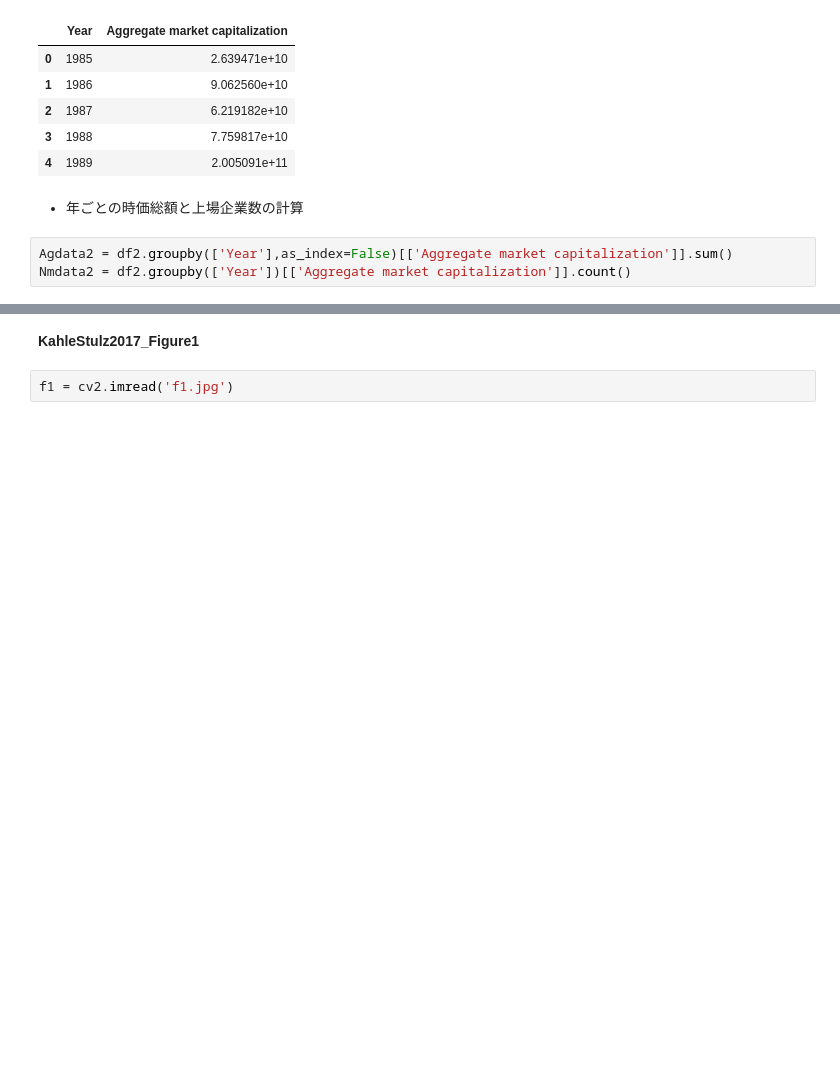
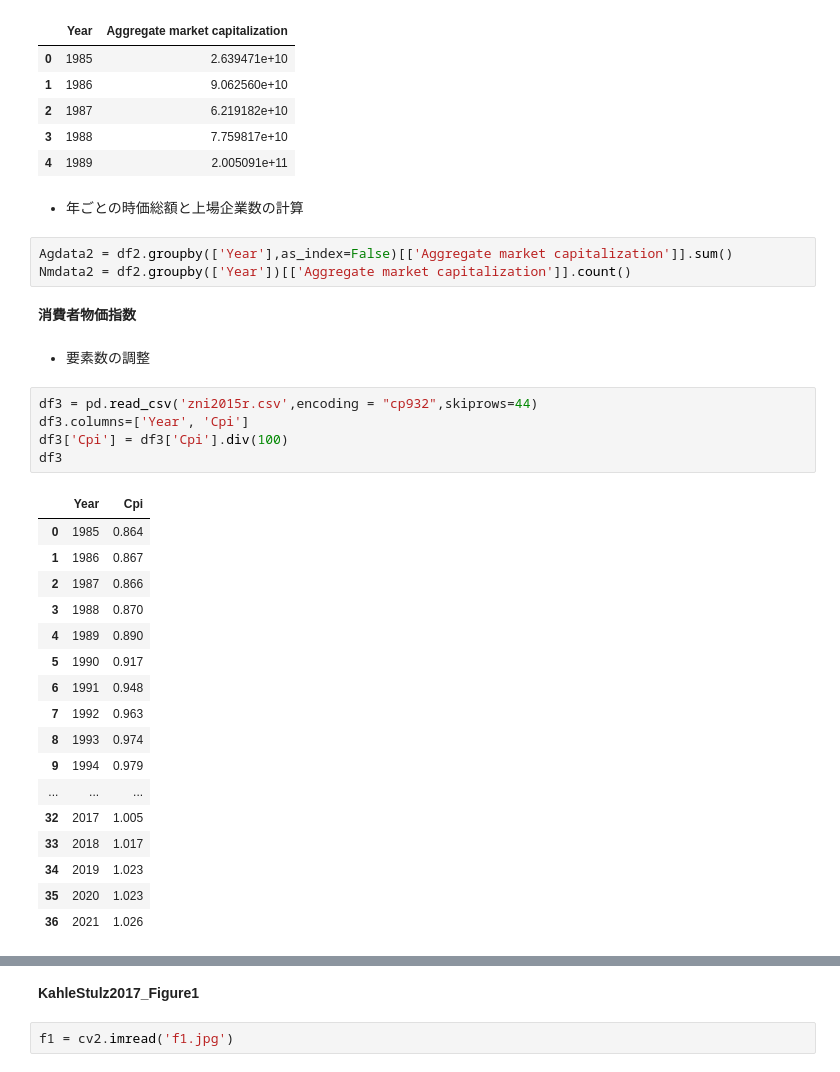
Before and after one commit to tsenga2/keio-senga-seminar, a Jupyter notebook: figure1.ipynb, the cells around one changed output, grey strips where cells are left out. Drawn from its saved outputs; the diff is of its cells as text; blank space fills up the shorter version.

```diff
--- a/figure1.ipynb
+++ b/figure1.ipynb
@@ -89,3 +90,31 @@ df2.head()
 # %%
 Agdata2 = df2.groupby(['Year'],as_index=False)[['Aggregate market capitalization']].sum()
 Nmdata2 = df2.groupby(['Year'])[['Aggregate market capitalization']].count()
+# %% [markdown]
+**消費者物価指数**
+# %% [markdown]
+
+* 要素数の調整
+# %%
+df3 = pd.read_csv('zni2015r.csv',encoding = "cp932",skiprows=44)
+df3.columns=['Year', 'Cpi']
+df3['Cpi'] = df3['Cpi'].div(100)
+df3
+# %% [output]
+|  | Year | Cpi |
+| 0 | 1985 | 0.864 |
+| 1 | 1986 | 0.867 |
+| 2 | 1987 | 0.866 |
+| 3 | 1988 | 0.870 |
+| 4 | 1989 | 0.890 |
+| 5 | 1990 | 0.917 |
+| 6 | 1991 | 0.948 |
+| 7 | 1992 | 0.963 |
+| 8 | 1993 | 0.974 |
+| 9 | 1994 | 0.979 |
+| ... | ... | ... |
+| 32 | 2017 | 1.005 |
+| 33 | 2018 | 1.017 |
+| 34 | 2019 | 1.023 |
+| 35 | 2020 | 1.023 |
+| 36 | 2021 | 1.026 |
```
Also changed, not shown: parts of 7 cells of this notebook.
